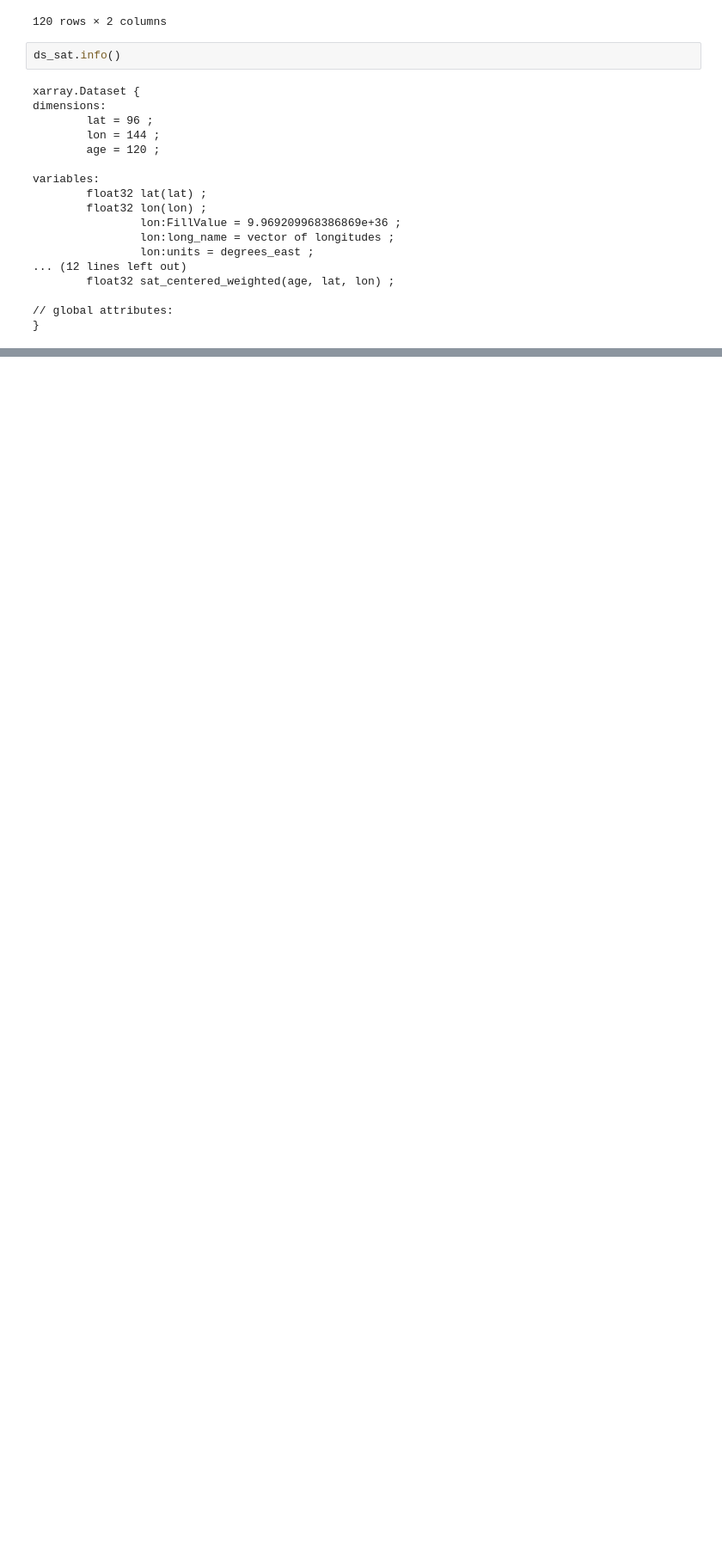
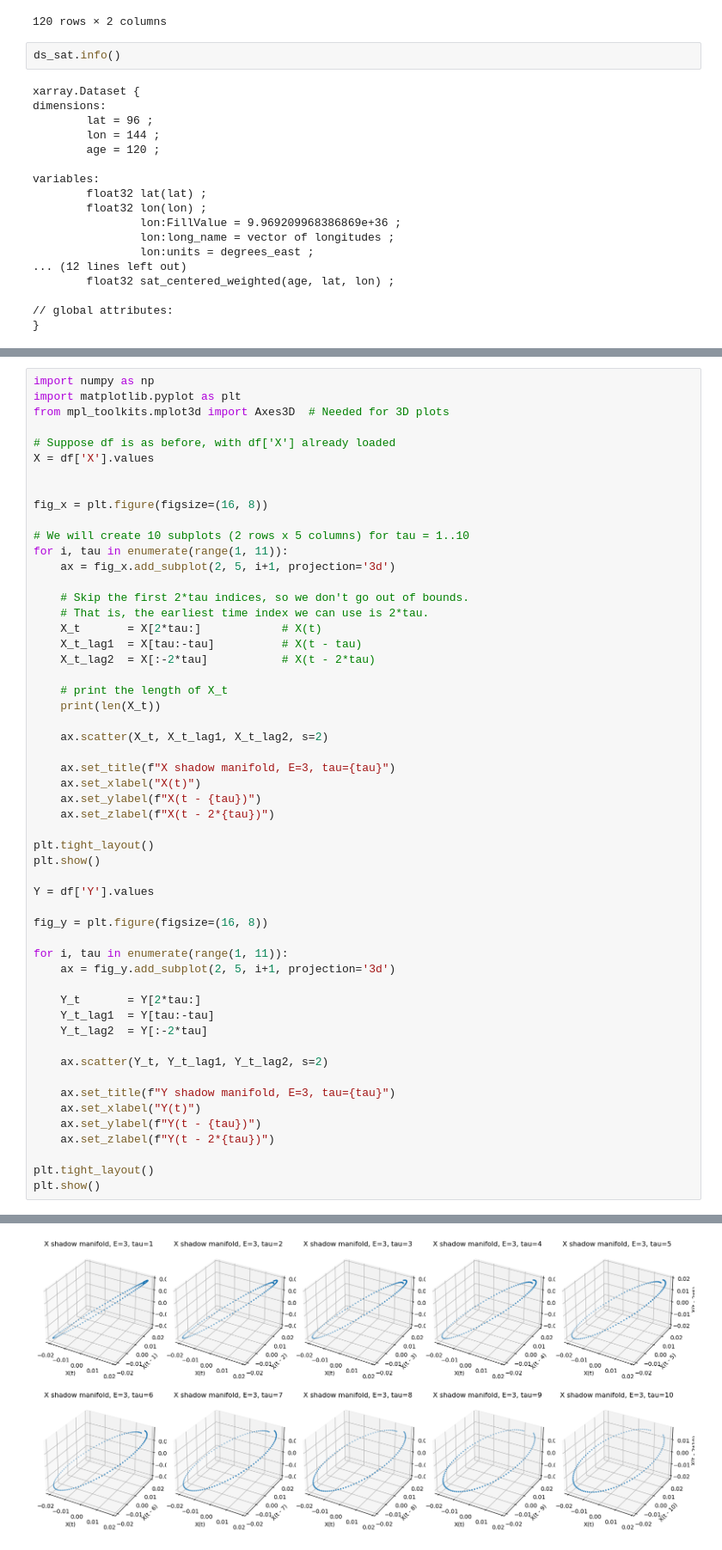
Before and after one commit to Peisong-Zheng/Inso_LGMR, a Jupyter notebook: LGMR_data_processing.ipynb, the cells around one changed output, grey strips where cells are left out. Shown at 86% size. Cells and saved outputs as stored; diff of their text form; blank space fills up the shorter version.

```diff
--- a/LGMR_data_processing.ipynb
+++ b/LGMR_data_processing.ipynb
@@ -101,0 +161,55 @@ variables:
+# %%
+import numpy as np
+import matplotlib.pyplot as plt
+from mpl_toolkits.mplot3d import Axes3D  # Needed for 3D plots
+
+# Suppose df is as before, with df['X'] already loaded
+X = df['X'].values
+
+
+fig_x = plt.figure(figsize=(16, 8))
+
+# We will create 10 subplots (2 rows x 5 columns) for tau = 1..10
+for i, tau in enumerate(range(1, 11)):
+    ax = fig_x.add_subplot(2, 5, i+1, projection='3d')
+
+    # Skip the first 2*tau indices, so we don't go out of bounds.
+    # That is, the earliest time index we can use is 2*tau.
+    X_t       = X[2*tau:]            # X(t)
+    X_t_lag1  = X[tau:-tau]          # X(t - tau)
+    X_t_lag2  = X[:-2*tau]           # X(t - 2*tau)
+
+    # print the length of X_t
+    print(len(X_t))
+
+    ax.scatter(X_t, X_t_lag1, X_t_lag2, s=2)
+
+    ax.set_title(f"X shadow manifold, E=3, tau={tau}")
+    ax.set_xlabel("X(t)")
+    ax.set_ylabel(f"X(t - {tau})")
+    ax.set_zlabel(f"X(t - 2*{tau})")
+
+plt.tight_layout()
+plt.show()
+
+Y = df['Y'].values
+
+fig_y = plt.figure(figsize=(16, 8))
+
+for i, tau in enumerate(range(1, 11)):
+    ax = fig_y.add_subplot(2, 5, i+1, projection='3d')
+
+    Y_t       = Y[2*tau:]
+    Y_t_lag1  = Y[tau:-tau]
+    Y_t_lag2  = Y[:-2*tau]
+
+    ax.scatter(Y_t, Y_t_lag1, Y_t_lag2, s=2)
+
+    ax.set_title(f"Y shadow manifold, E=3, tau={tau}")
+    ax.set_xlabel("Y(t)")
+    ax.set_ylabel(f"Y(t - {tau})")
+    ax.set_zlabel(f"Y(t - 2*{tau})")
+
+plt.tight_layout()
+plt.show()
+# %% [output]
@@ -101,0 +226 @@ variables:
+[figure, added]
```
Also changed, not shown: parts of 5 cells of this notebook, 1 other file.
